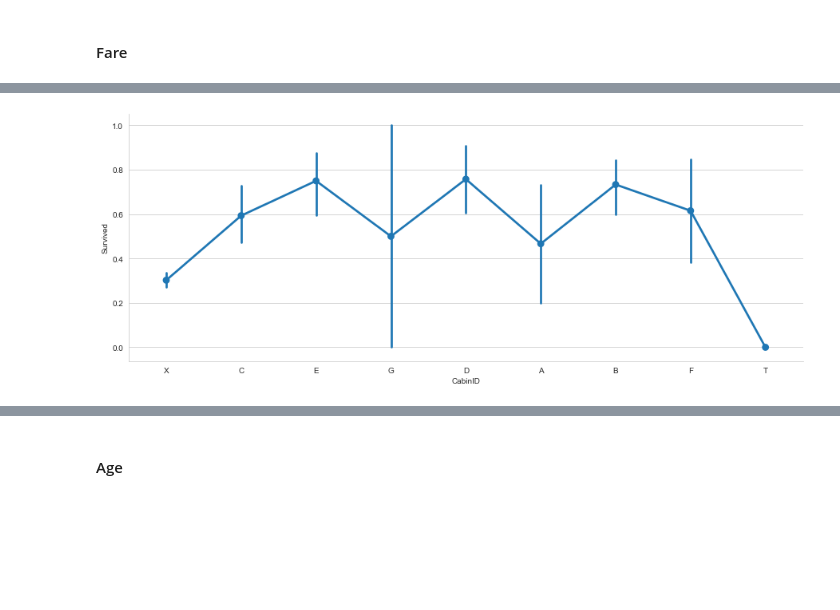
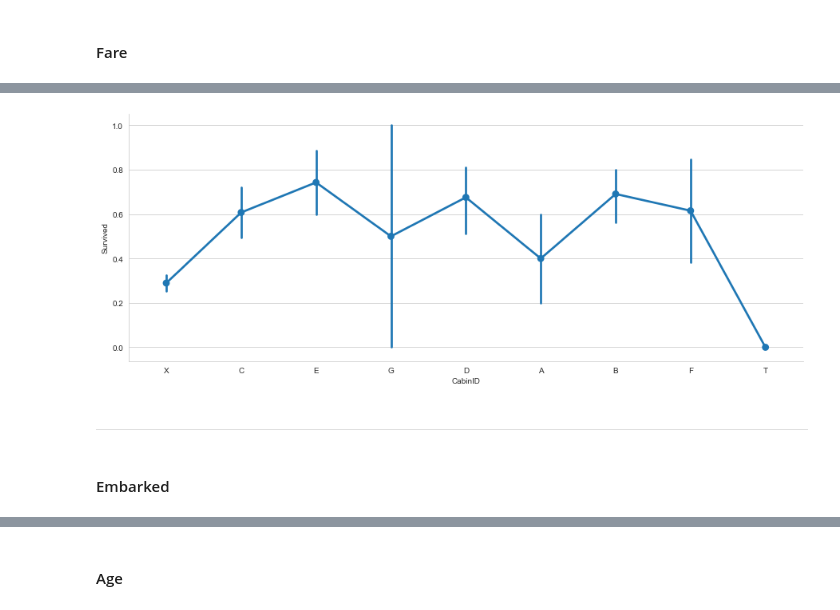
Before and after one commit to do2blehelix/kaggle, a Jupyter notebook: titanic/Pytanic.ipynb, the cells around one changed output, grey strips where cells are left out. Drawn from its saved outputs; the diff is of its cells as text; code cells hidden in the pictures; blank space fills up the shorter version.

```diff
--- a/titanic/Pytanic.ipynb
+++ b/titanic/Pytanic.ipynb
@@ -333,0 +399,7 @@ sns.pointplot(x='NameLen',y='Survived', data=df[df.index.isin(df_train.index)]);
+# %%
+# IMPUTING the missing value
+
+#df[df.Fare.isnull()]
+
+impute_fare = df[(df.Sex=='male') & (df.Familia==0) & (df.Pclass==3) & (df.Title=='Mr') & (df.Embarked=='S')].Fare.mean()
+impute_fare
@@ -333,0 +408,3 @@ sns.pointplot(x='NameLen',y='Survived', data=df[df.index.isin(df_train.index)]);
+# %%
+df.loc[df.Fare.isnull() , 'Fare'] = impute_fare
+df[df.Ticket=='3701']
@@ -397,0 +532,20 @@ Name: CabinID, dtype: int64
+# %%
+# Attributing the 66 Passengers to their Respective CabinIDs
+# Using a simple Decision Tree Classifier to impute the 66 Missing CabinIDs
+
+
+df_missing_class = df[(df['Pclass'] == 1) & (df['CabinID'] == 'X')][['Pclass', 'Fare']]    # Assign to variable
+
+
+# Run Model to Impute CabinID
+from sklearn.tree import DecisionTreeClassifier
+impute_cabinid = DecisionTreeClassifier()
+impute_cabinid.fit (  df.loc[ df['CabinID']!='X' , ['Pclass' , 'Fare'] ] , df.loc[ df['CabinID']!='X' , ['CabinID'] ]  )
+
+# Predict from the Model
+PredCabinID = impute_cabinid.predict (df_missing_class)
+df_missing_class['PredCabinID'] = PredCabinID
+
+
+# Check the Predicted CabinIDs and the average Fare
+pd.concat( [df_missing_class.groupby('PredCabinID').Fare.mean() , df.groupby('CabinID').Fare.mean()] , axis=1 , sort=False)
@@ -397,0 +585,5 @@ Name: CabinID, dtype: int64
+# %%
+# IMPUTING the 66 Missing CabinIDs with Predicted Features
+
+df.loc[(df['Pclass'] == 1) & (df['CabinID'] == 'X') , 'CabinID'] = PredCabinID
+pd.crosstab(df.CabinID , df.Pclass)
@@ -398,7 +632,8 @@ Name: CabinID, dtype: int64
 # %%
-sns.factorplot('CabinID','Survived', data=df[df.index.isin(df_train.index)], aspect = 2.5);
+# Check the ACTUAL no of Survived Passengers
+sns.catplot('CabinID','Survived', data = df[df.index.isin(df_train.index)] ,kind='point',aspect = 2.5);
 # %% [output]
-[figure, old version]
+[figure, new version]
 # %%
 cabin_replace = {
     'T': 0,
@@ -413,4 +648,8 @@ cabin_replace = {
 }
 
 df['Cabin_Flag'] = df['CabinID'].apply(lambda x: cabin_replace.get(x))
+# %% [markdown]
+---
+# %% [markdown]
+#### Embarked
 # %%
```
Also changed, not shown: parts of 136 cells of this notebook, 5 other files.
